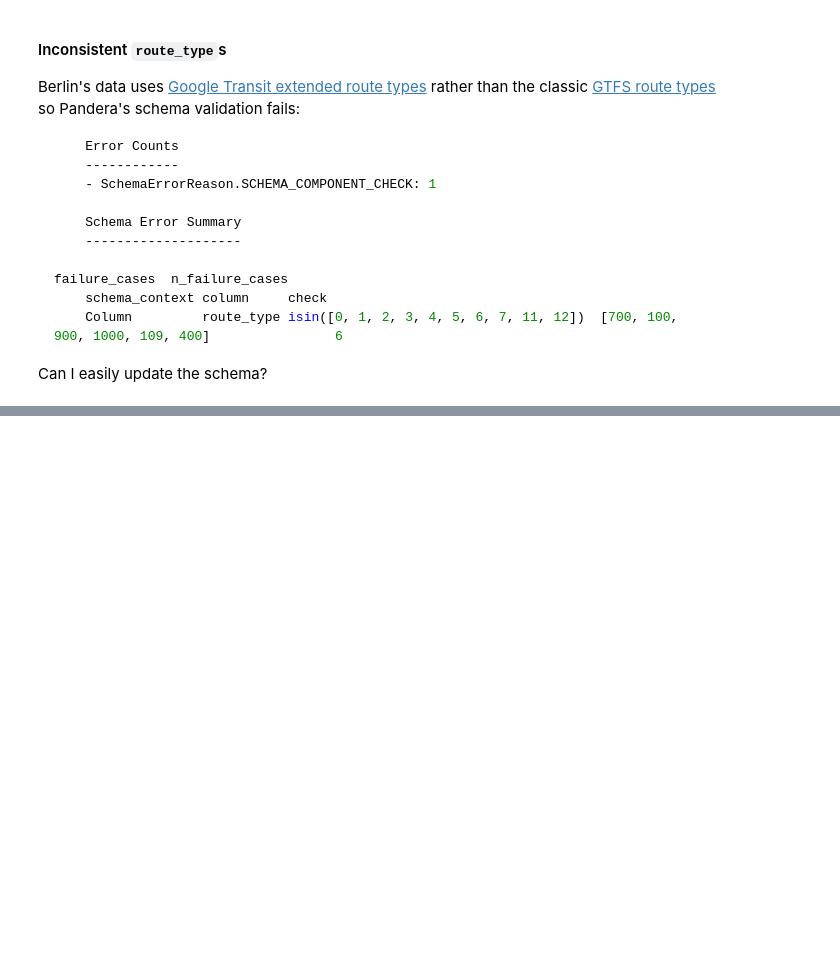
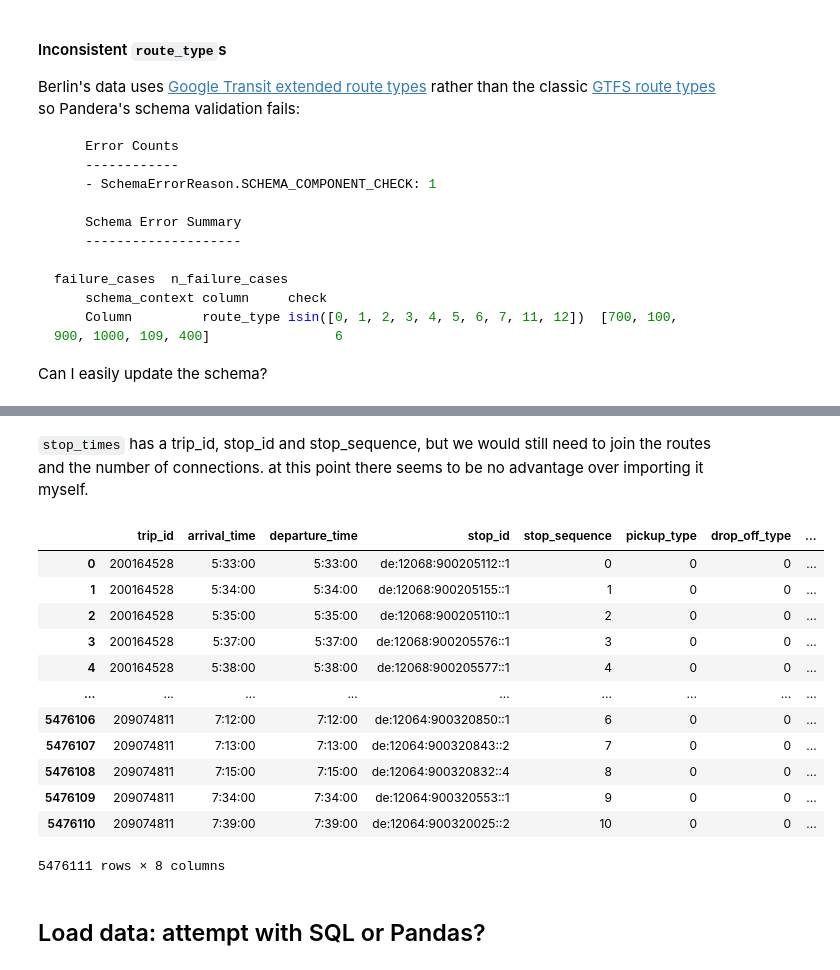
Before and after one commit to sian0x0/End-Station, a Jupyter notebook: end-station-finder.ipynb, the cells around one changed output, grey strips where cells are left out. Cells and saved outputs as stored; diff of their text form; code cells hidden in the pictures; blank space fills up the shorter version.

```diff
--- a/end-station-finder.ipynb
+++ b/end-station-finder.ipynb
@@ -148,0 +246,20 @@ Can I easily update the schema?
+# %% [markdown]
+`stop_times` has a trip_id, stop_id and stop_sequence, but we would still need to join the routes and the number of connections. at this point there seems to be no advantage over importing it myself.
+# %%
+feed.stop_times
+# %% [output]
+|  | trip_id | arrival_time | departure_time | stop_id | stop_sequence | pickup_type | drop_off_type | ... |
+| 0 | 200164528 | 5:33:00 | 5:33:00 | de:12068:900205112::1 | 0 | 0 | 0 | ... |
+| 1 | 200164528 | 5:34:00 | 5:34:00 | de:12068:900205155::1 | 1 | 0 | 0 | ... |
+| 2 | 200164528 | 5:35:00 | 5:35:00 | de:12068:900205110::1 | 2 | 0 | 0 | ... |
+| 3 | 200164528 | 5:37:00 | 5:37:00 | de:12068:900205576::1 | 3 | 0 | 0 | ... |
+| 4 | 200164528 | 5:38:00 | 5:38:00 | de:12068:900205577::1 | 4 | 0 | 0 | ... |
+| ... | ... | ... | ... | ... | ... | ... | ... | ... |
+| 5476106 | 209074811 | 7:12:00 | 7:12:00 | de:12064:900320850::1 | 6 | 0 | 0 | ... |
+| 5476107 | 209074811 | 7:13:00 | 7:13:00 | de:12064:900320843::2 | 7 | 0 | 0 | ... |
+| 5476108 | 209074811 | 7:15:00 | 7:15:00 | de:12064:900320832::4 | 8 | 0 | 0 | ... |
+| 5476109 | 209074811 | 7:34:00 | 7:34:00 | de:12064:900320553::1 | 9 | 0 | 0 | ... |
+| 5476110 | 209074811 | 7:39:00 | 7:39:00 | de:12064:900320025::2 | 10 | 0 | 0 | ... |
+5476111 rows × 8 columns
+# %% [markdown]
+## Load data: attempt with SQL or Pandas?
```
Also changed, not shown: parts of 18 cells of this notebook.
